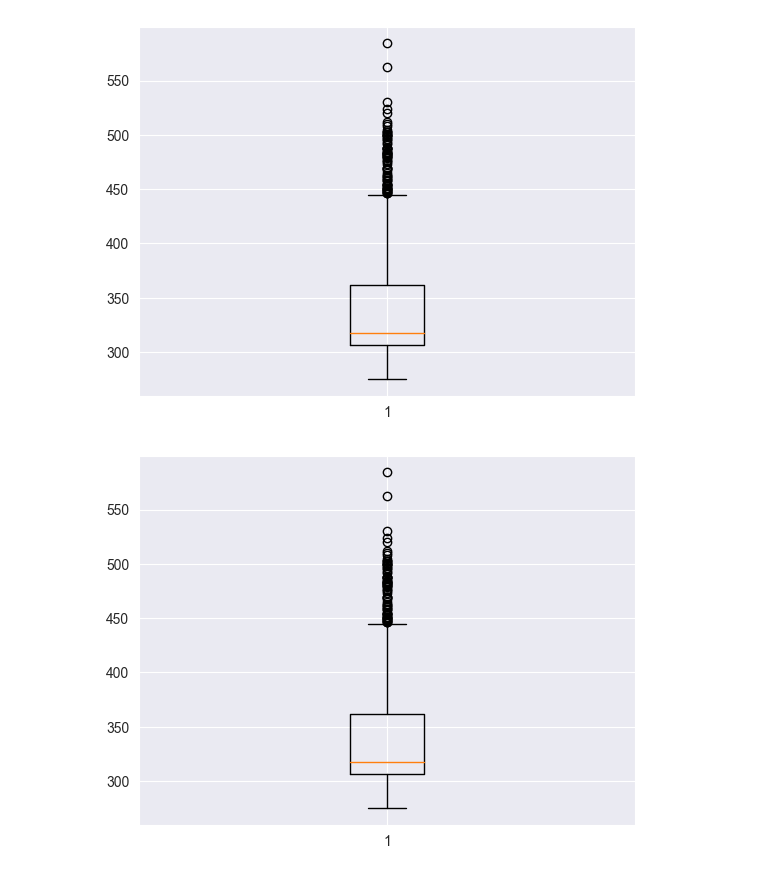
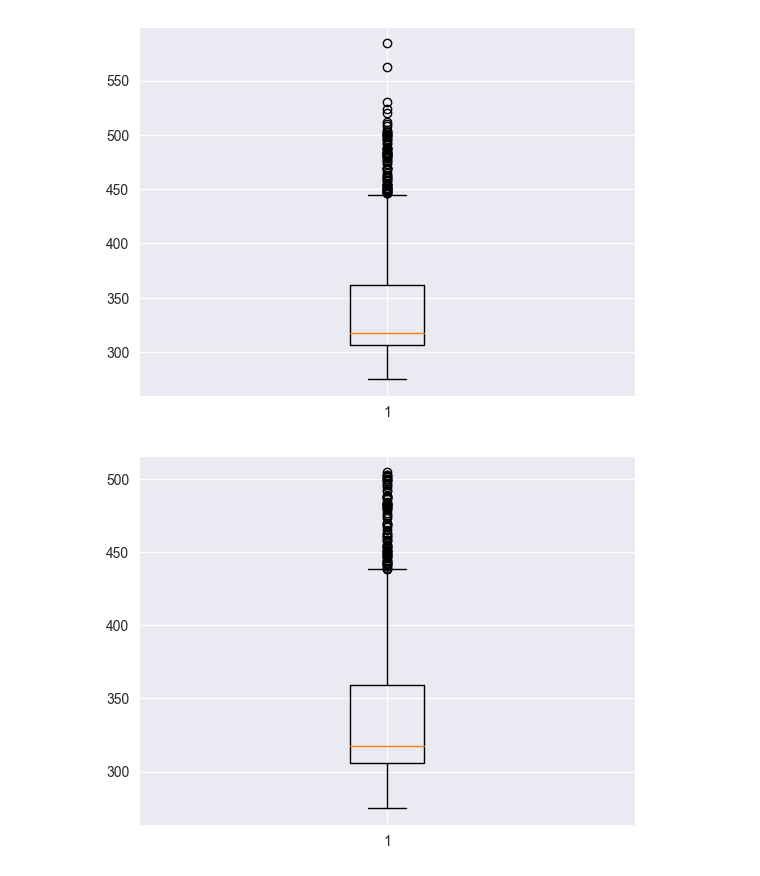
Before and after one commit to llitone/fuel-consumption-prediction, a Jupyter notebook: predictions/nn_fuelTA130.ipynb, the cells around one changed output. Cells and saved outputs as stored; diff of their text form; code cells hidden in the pictures.

```diff
--- a/predictions/nn_fuelTA130.ipynb
+++ b/predictions/nn_fuelTA130.ipynb
@@ -24,7 +25,7 @@ warnings.filterwarnings("ignore")
 if not os.path.isdir("raw_data"):
     os.chdir("../")
 # %%
-data = pd.read_excel("raw_data/Статистика для графиков 3 д ТЭЦ2 (УРУТ-130).xlsx")
+data = pd.read_excel("raw_data/Статистика_для_графиков_3_д_ТЭЦ2_УРУТ_130.xlsx")
 # %%
 data.dtypes
 # %% [output]
@@ -71,16 +72,18 @@ data.day = data.day.apply(int)
 # %%
 data = data.drop(["Дата"], axis=1)
 # %%
-data = data[columns_for_predictions + ["day", "month", "year"]]
+# data = data[columns_for_predictions + ["day", "month", "year"]]
+data = data[columns_for_predictions]
 # %%
 plt.boxplot(data["Удельный расход условного топлива на отпуск э/э гр.130"]);
 # %% [output]
 [figure]
-# %%
-data = data.loc[data["Удельный расход условного топлива на отпуск э/э гр.130"] < 5000]
-# %%
-plt.boxplot(data["Удельный расход условного топлива на отпуск э/э гр.130"]);
-# %% [output]
-[figure, removed]
+# %%
+data = data.loc[data[target] < 507]
+data = data.loc[data[target] > 100]
+# %%
+plt.boxplot(data[target]);
+# %% [output]
+[figure, added]
 # %%
 X = data.drop(target, axis=1)
```
Also changed, not shown: parts of 39 cells of this notebook, 1 other file.
